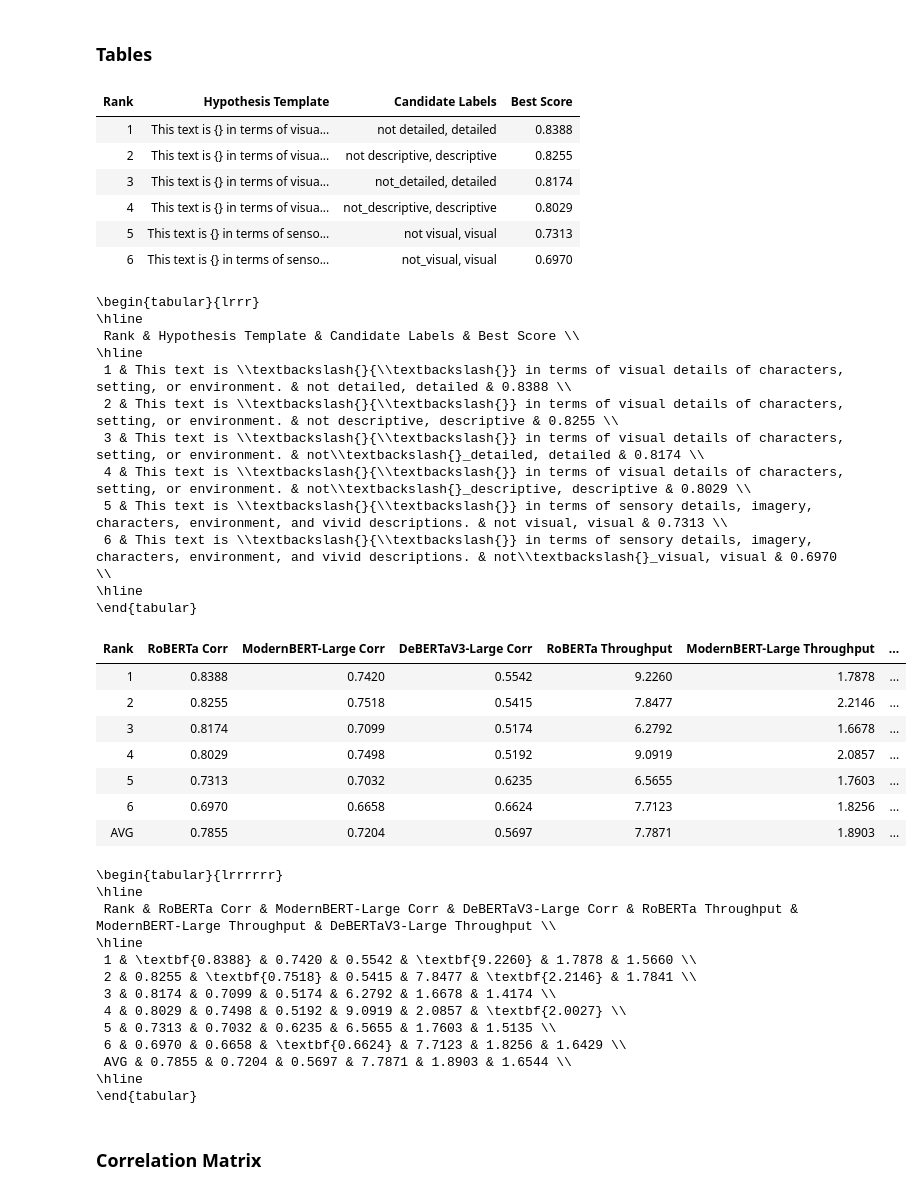
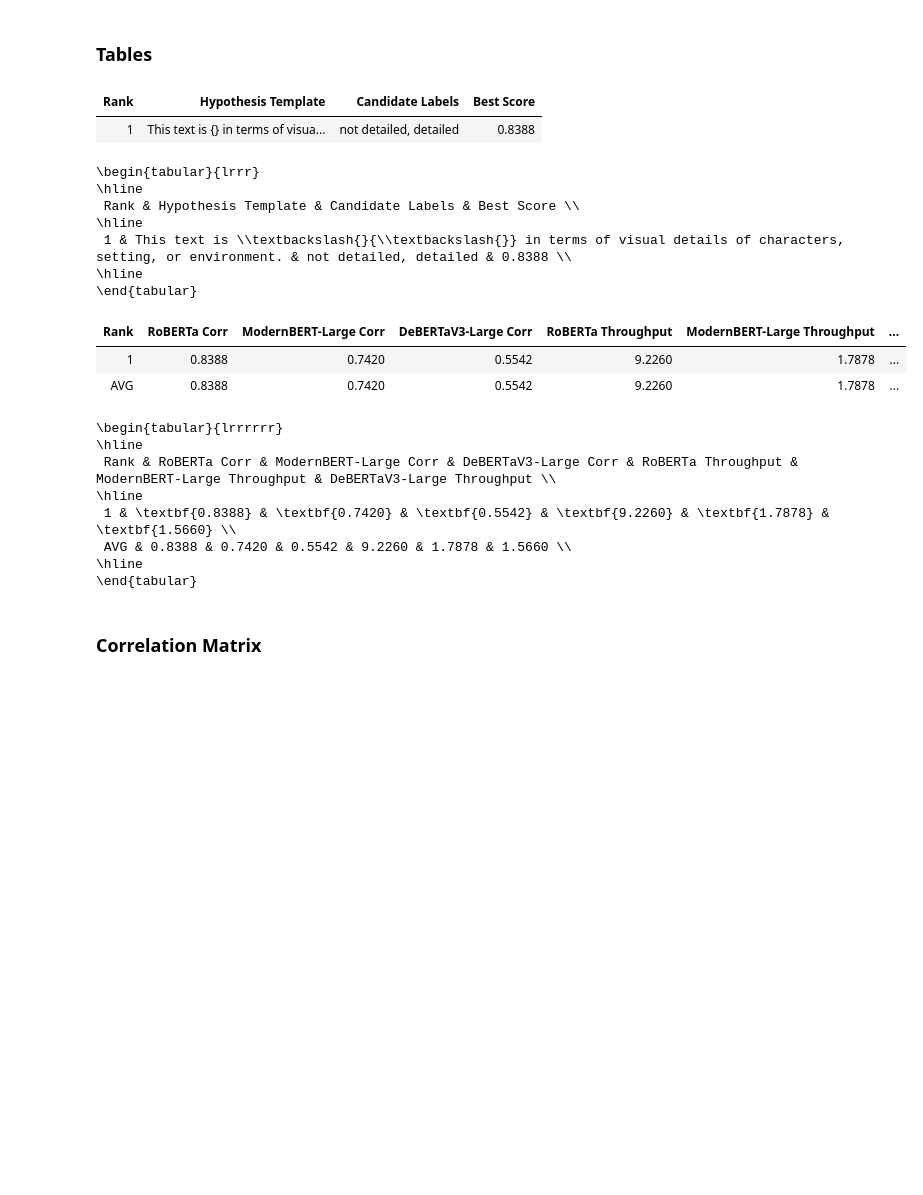
Before and after one commit to itzTerra/vis-desc, a Jupyter notebook: modules/lab/src/evaluation/nli/nli.ipynb, the cells around one changed output. Cells and saved outputs as stored; diff of their text form; code cells hidden in the pictures; blank space fills up the shorter version.

```diff
--- a/modules/lab/src/evaluation/nli/nli.ipynb
+++ b/modules/lab/src/evaluation/nli/nli.ipynb
@@ -64,64 +70,44 @@ from evaluation.nli.helpers import (
 # %% [markdown]
 ### Tables
 # %%
-SELECTED_DIR = METRICS_DIR / "underscore-study"
-files = sorted(SELECTED_DIR.glob("nli_*.json"))
+SELECTED_DIR = METRICS_DIR
+files = sorted(SELECTED_DIR.glob("*.json"))
 items = load_metric_files(files)
 
 # Clean, simple notebook code
 df_a, latex_a, df_b, latex_b, bold_cols = prepare_nli_tables(items)
 
 # Display Table A
 display(
     df_a.style.format(
         precision=4, subset=[c for c in df_a.columns if c != "Rank"]
     ).hide(axis="index")
 )
 print(latex_a)
 
 # Display Table B with all styling/highlighting built-in
 styler = create_table_b_styler(df_b, bold_cols)
 display(styler)
 print(latex_b)
 # %% [output]
 | Rank | Hypothesis Template | Candidate Labels | Best Score |
 | 1 | This text is {} in terms of visua... | not detailed, detailed | 0.8388 |
-| 2 | This text is {} in terms of visua... | not descriptive, descriptive | 0.8255 |
-| 3 | This text is {} in terms of visua... | not_detailed, detailed | 0.8174 |
-| 4 | This text is {} in terms of visua... | not_descriptive, descriptive | 0.8029 |
-| 5 | This text is {} in terms of senso... | not visual, visual | 0.7313 |
-| 6 | This text is {} in terms of senso... | not_visual, visual | 0.6970 |
 \begin{tabular}{lrrr}
 \hline
  Rank & Hypothesis Template & Candidate Labels & Best Score \\
 \hline
  1 & This text is \\textbackslash{}{\\textbackslash{}} in terms of visual details of characters, setting, or environment. & not detailed, detailed & 0.8388 \\
- 2 & This text is \\textbackslash{}{\\textbackslash{}} in terms of visual details of characters, setting, or environment. & not descriptive, descriptive & 0.8255 \\
- 3 & This text is \\textbackslash{}{\\textbackslash{}} in terms of visual details of characters, setting, or environment. & not\\textbackslash{}_detailed, detailed & 0.8174 \\
- 4 & This text is \\textbackslash{}{\\textbackslash{}} in terms of visual details of characters, setting, or environment. & not\\textbackslash{}_descriptive, descriptive & 0.8029 \\
- 5 & This text is \\textbackslash{}{\\textbackslash{}} in terms of sensory details, imagery, characters, environment, and vivid descriptions. & not visual, visual & 0.7313 \\
- 6 & This text is \\textbackslash{}{\\textbackslash{}} in terms of sensory details, imagery, characters, environment, and vivid descriptions. & not\\textbackslash{}_visual, visual & 0.6970 \\
 \hline
 \end{tabular}
 | Rank | RoBERTa Corr | ModernBERT-Large Corr | DeBERTaV3-Large Corr | RoBERTa Throughput | ModernBERT-Large Throughput | ... |
 | 1 | 0.8388 | 0.7420 | 0.5542 | 9.2260 | 1.7878 | ... |
-| 2 | 0.8255 | 0.7518 | 0.5415 | 7.8477 | 2.2146 | ... |
-| 3 | 0.8174 | 0.7099 | 0.5174 | 6.2792 | 1.6678 | ... |
-| 4 | 0.8029 | 0.7498 | 0.5192 | 9.0919 | 2.0857 | ... |
-| 5 | 0.7313 | 0.7032 | 0.6235 | 6.5655 | 1.7603 | ... |
-| 6 | 0.6970 | 0.6658 | 0.6624 | 7.7123 | 1.8256 | ... |
-| AVG | 0.7855 | 0.7204 | 0.5697 | 7.7871 | 1.8903 | ... |
+| AVG | 0.8388 | 0.7420 | 0.5542 | 9.2260 | 1.7878 | ... |
 \begin{tabular}{lrrrrrr}
 \hline
  Rank & RoBERTa Corr & ModernBERT-Large Corr & DeBERTaV3-Large Corr & RoBERTa Throughput & ModernBERT-Large Throughput & DeBERTaV3-Large Throughput \\
 \hline
- 1 & \textbf{0.8388} & 0.7420 & 0.5542 & \textbf{9.2260} & 1.7878 & 1.5660 \\
- 2 & 0.8255 & \textbf{0.7518} & 0.5415 & 7.8477 & \textbf{2.2146} & 1.7841 \\
- 3 & 0.8174 & 0.7099 & 0.5174 & 6.2792 & 1.6678 & 1.4174 \\
- 4 & 0.8029 & 0.7498 & 0.5192 & 9.0919 & 2.0857 & \textbf{2.0027} \\
- 5 & 0.7313 & 0.7032 & 0.6235 & 6.5655 & 1.7603 & 1.5135 \\
- 6 & 0.6970 & 0.6658 & \textbf{0.6624} & 7.7123 & 1.8256 & 1.6429 \\
- AVG & 0.7855 & 0.7204 & 0.5697 & 7.7871 & 1.8903 & 1.6544 \\
+ 1 & \textbf{0.8388} & \textbf{0.7420} & \textbf{0.5542} & \textbf{9.2260} & \textbf{1.7878} & \textbf{1.5660} \\
+ AVG & 0.8388 & 0.7420 & 0.5542 & 9.2260 & 1.7878 & 1.5660 \\
 \hline
 \end{tabular}
 # %% [markdown]
```
Also changed, not shown: parts of 17 cells of this notebook, 10 other files.
